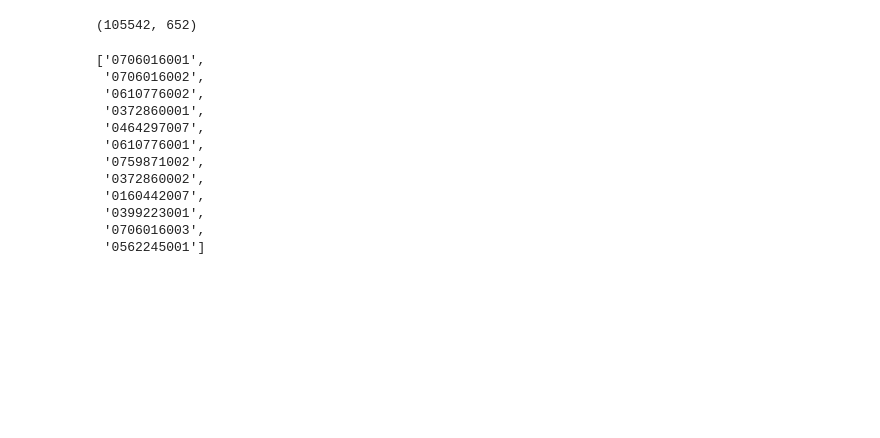
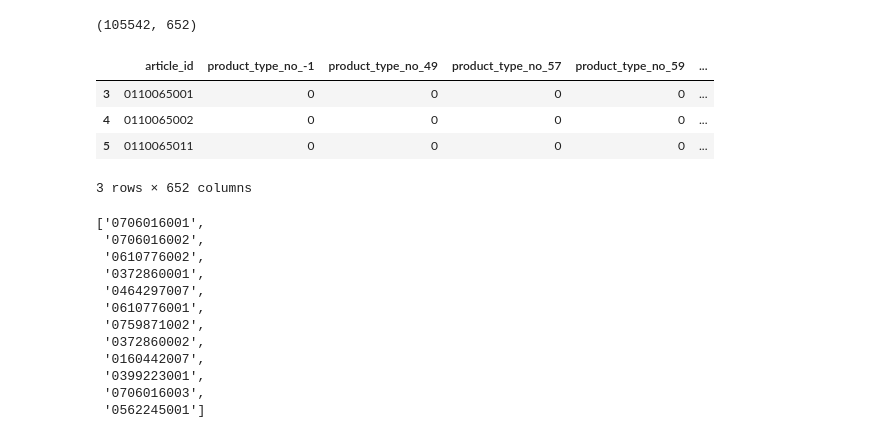
Before and after one commit to newexo/HM-clothing-public, a Jupyter notebook: notebooks/Popular.ipynb, the cells around one changed output. Cells and saved outputs as stored; diff of their text form; code cells hidden in the pictures; blank space fills up the shorter version.

```diff
--- a/notebooks/Popular.ipynb
+++ b/notebooks/Popular.ipynb
@@ -57,6 +61,14 @@ full_dummies = articles.ArticleFeaturesSimpleFeatures(toy.articles, use_article_
 full_dummies.shape
 # %% [output]
 (105542, 652)
+# %%
+full_dummies[3:6]
+# %% [output]
+|  | article_id | product_type_no_-1 | product_type_no_49 | product_type_no_57 | product_type_no_59 | ... |
+| 3 | 0110065001 | 0 | 0 | 0 | 0 | ... |
+| 4 | 0110065002 | 0 | 0 | 0 | 0 | ... |
+| 5 | 0110065011 | 0 | 0 | 0 | 0 | ... |
+3 rows × 652 columns
 # %%
 # Here we use train_x within the class
 recommender = models.PopularRecommender(toy, full_dummies, total_recommendations=12,)
```
Also changed, not shown: parts of 1 cell of this notebook, 6 other files.
